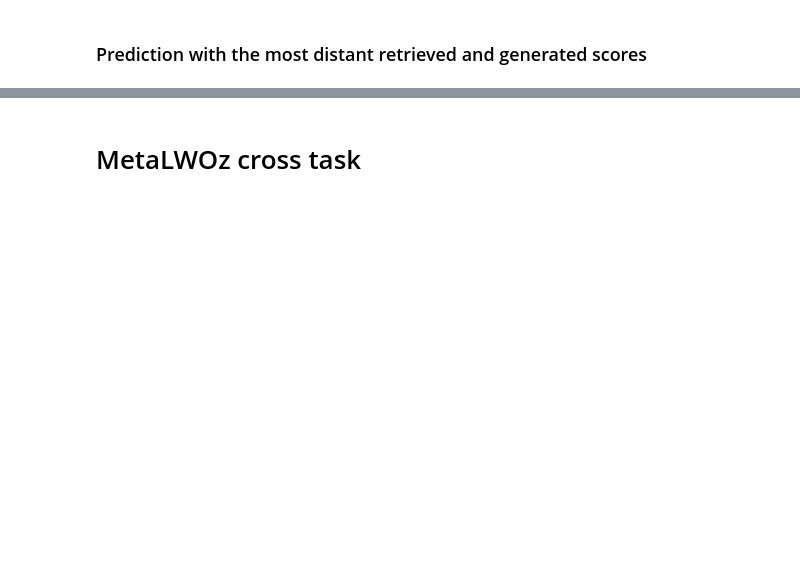
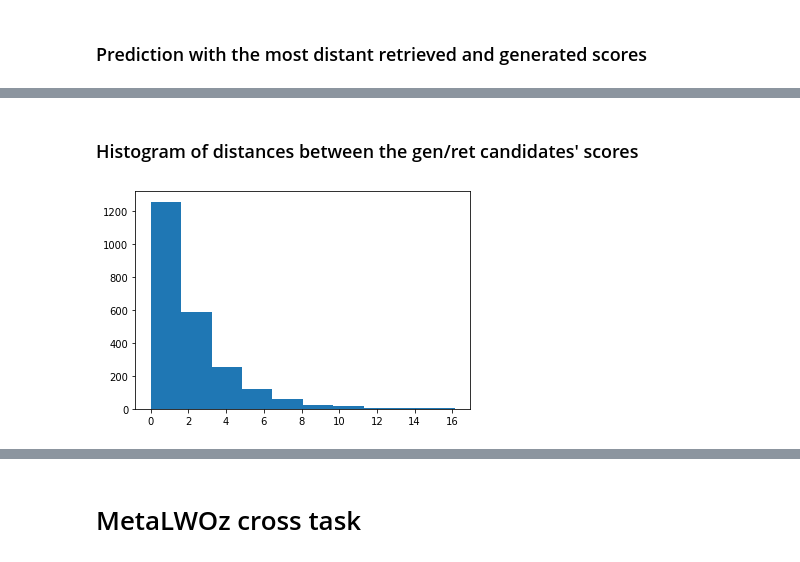
Before and after one commit to ishalyminov/GRTr, a Jupyter notebook: looking_at_grtr_predictions.ipynb, the cells around one changed output, grey strips where cells are left out. Drawn from its saved outputs; the diff is of its cells as text; code cells hidden in the pictures; blank space fills up the shorter version.

```diff
--- a/looking_at_grtr_predictions.ipynb
+++ b/looking_at_grtr_predictions.ipynb
@@ -5,21 +23,15 @@ import numpy as np
 # %%
-def get_min_max_candidate_pairs(in_predictions):
-    min_distance, max_distance = np.inf, -np.inf
-    min_distance_pred, max_distance_pred = None, None
-
+def get_candidate_distances(in_predictions):
+    distances = []
     for pred in in_predictions:
         scores = list(map(lambda x: x['score'], pred['candidates']))
         if not len(scores):
-            continue
-        min_score, max_score = min(scores), max(scores)
-        if max_score - min_score < min_distance:
-            min_distance = max_score - min_score
-            min_distance_pred = pred
-        if max_distance < max_score - min_score:
-            max_distance = max_score - min_score
-            max_distance_pred = pred
-    return {'min': {'distance': min_distance, 'prediction': min_distance_pred},
-            'max': {'distance': max_distance, 'prediction': max_distance_pred}}
+            distance = None
+        else:
+            min_score, max_score = min(scores), max(scores)
+            distance = abs(max_score - min_score)
+        distances.append(distance)
+    return distances
 # %%
 def print_prediction(in_prediction):
     print('ID: ', in_prediction['id'])
@@ -45 +55,5 @@ min_max_preds = get_min_max_candidate_pairs(logs[0])
+# %%
+log = logs[0]
+distances = get_candidate_distances(log)
+min_max_preds = get_min_max_candidates(log, distances)
 # %% [markdown]
@@ -86,0 +109,7 @@ Great! Thanks so muvh [-14.034] [retrieved]
+# %% [markdown]
+### Histogram of distances between the gen/ret candidates' scores
+# %%
+plt.hist(distances, bins=10)
+plt.show()
+# %% [output]
+[figure, added]
```
Also changed, not shown: parts of 45 cells of this notebook.
